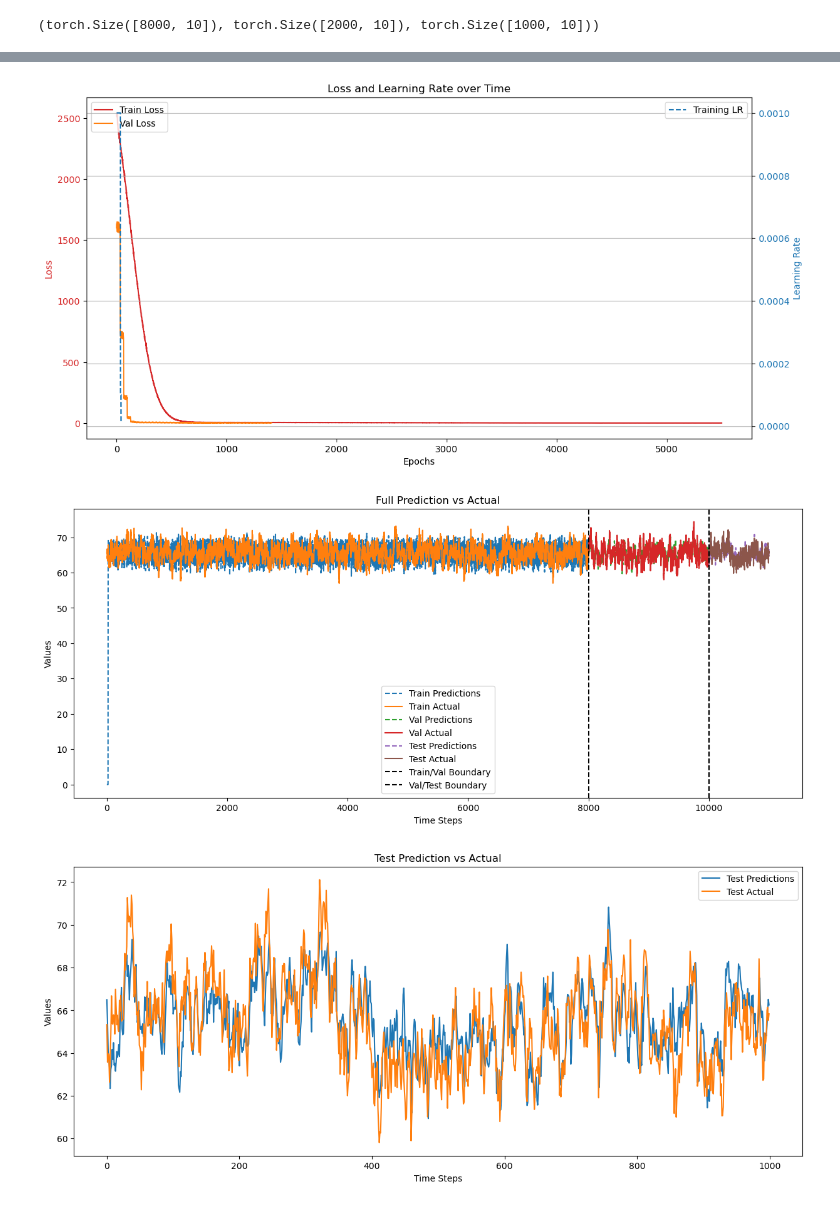
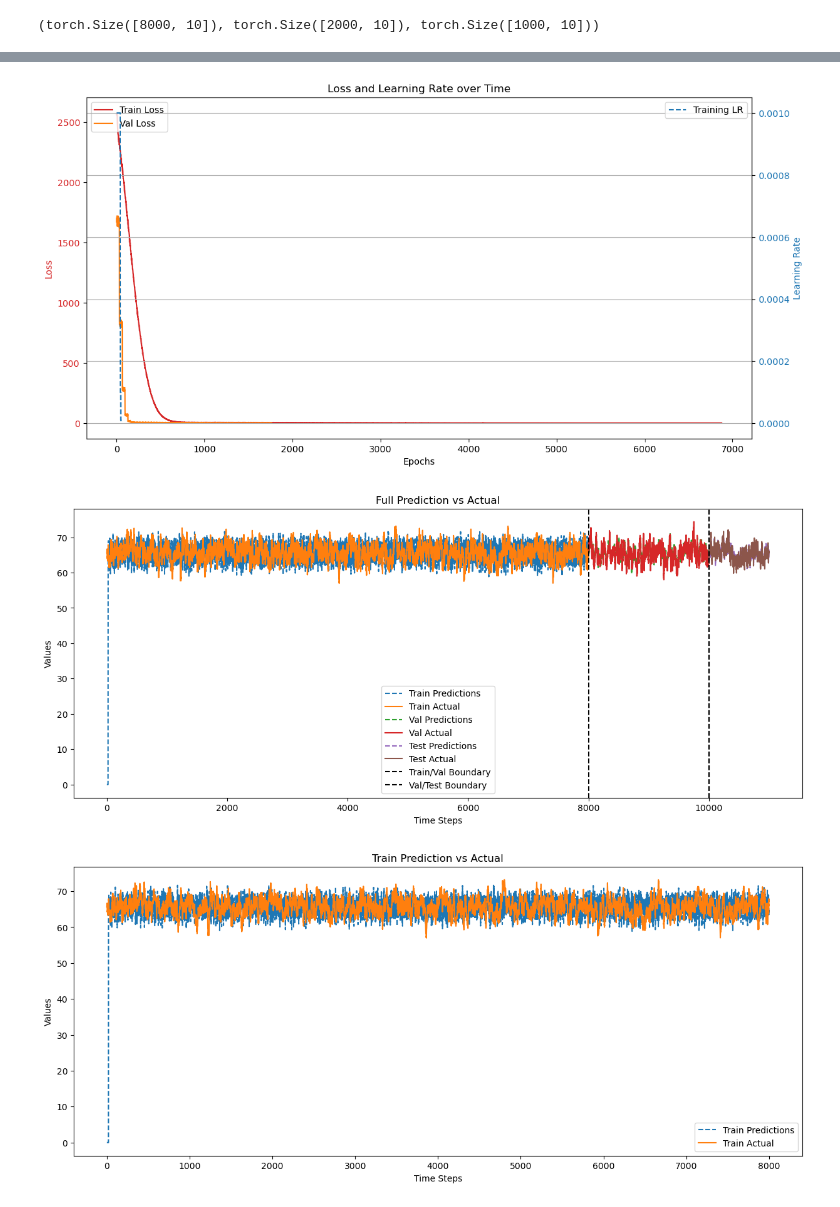
Before and after one commit to LightEchoo/MScProject, a Jupyter notebook: EXP4/LSTM_encapsulation.ipynb, the cells around one changed output, grey strips where cells are left out. Cells and saved outputs as stored; diff of their text form; code cells hidden in the pictures.

```diff
--- a/EXP4/LSTM_encapsulation.ipynb
+++ b/EXP4/LSTM_encapsulation.ipynb
@@ -151,7 +151,11 @@ class LSTMTraining:
 
         # 优化器、损失函数、学习率调度器、早停
         self.criterion: nn.Module = nn.MSELoss()
-        self.optimizer: optim.Optimizer = optim.Adam(self.model.parameters(), lr=config['exp4']['learning_rate'])
+        self.optimizer: optim.Optimizer = optim.Adam(
+            self.model.parameters(),
+            lr=config['exp4']['learning_rate'],
+            weight_decay=config['exp4']['LSTMconfig']['weight_decay']  # L2正则化
+        )
         self.scheduler: lr_scheduler.ReduceLROnPlateau = lr_scheduler.ReduceLROnPlateau(
             self.optimizer,
             mode=config['exp4']['mode'],
@@ -789,15 +795,15 @@ lstm_trainer.plot_loss()  # 绘制训练和验证损失
 # %%
 lstm_trainer.plot_loss_and_lr()  # 同时绘制损失和学习率变化曲线
 # %% [output]
-[figure, old version]
+[figure, new version]
 # %%
 lstm_trainer.plot_full(0)
 # %% [output]
-[figure, old version]
+[figure, new version]
 # %%
-lstm_trainer.plot_test(0)
+lstm_trainer.plot_train(0)
 # %% [output]
-[figure, old version]
+[figure, new version]
 # %%
 lstm_trainer.plot_val(0)
 # %% [output]
```
Also changed, not shown: parts of 22 cells of this notebook, 2 other files.
